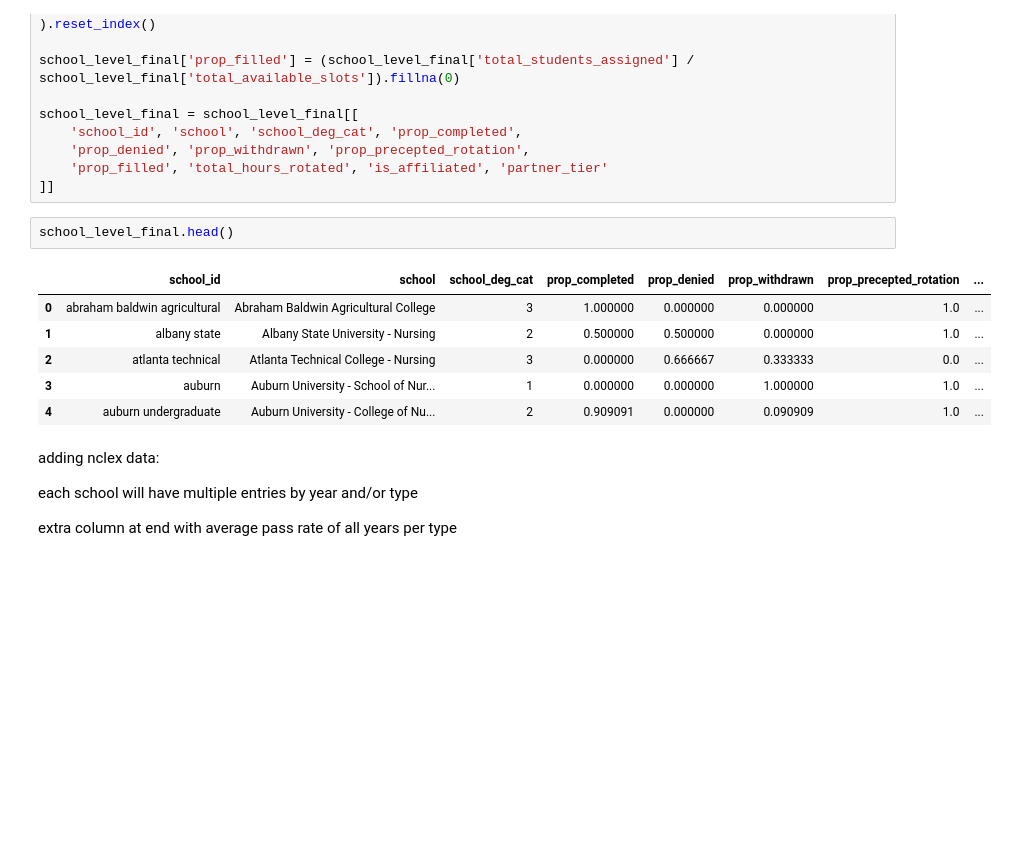
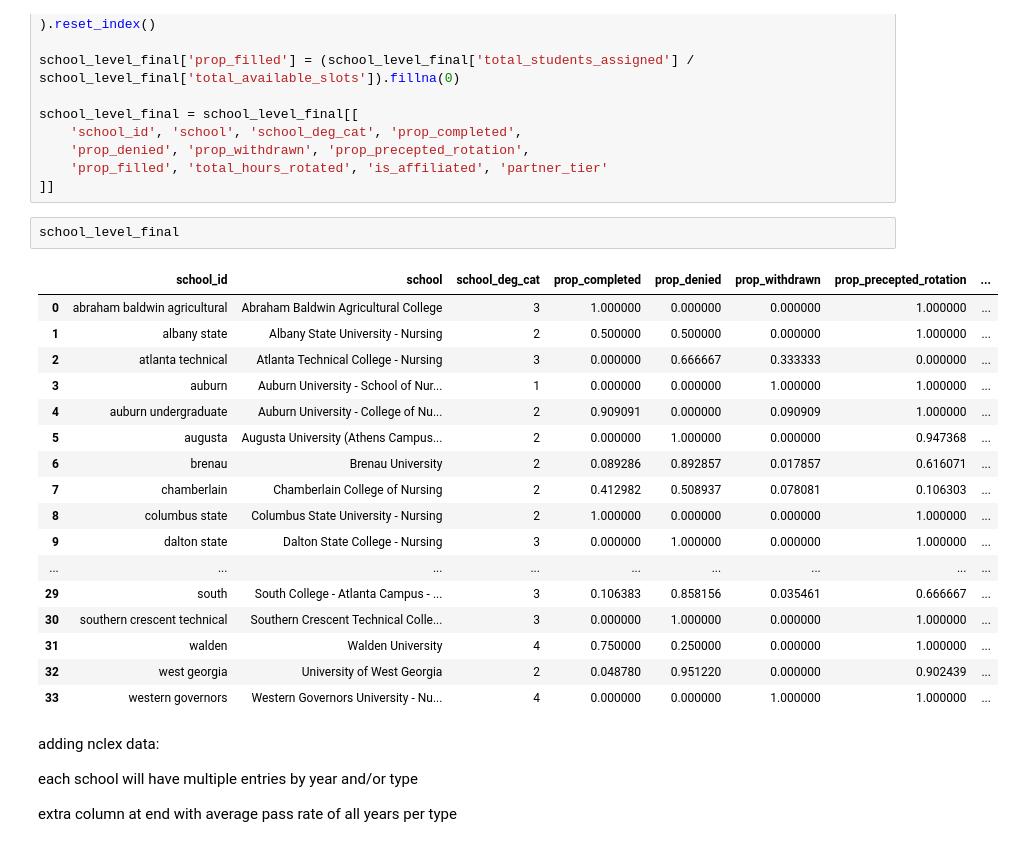
Before and after one commit to ksduong/ADL_Group14, a Jupyter notebook: ADL_Mar26.ipynb, the cells around one changed output. Saved outputs shown, nothing was run; the diff lists cells and outputs as text; blank space fills up the shorter version.

```diff
--- a/ADL_Mar26.ipynb
+++ b/ADL_Mar26.ipynb
@@ -898,14 +950,25 @@ school_level_final = school_level_final[[
     'prop_filled', 'total_hours_rotated', 'is_affiliated', 'partner_tier'
 ]]
 # %%
-school_level_final.head()
+school_level_final
 # %% [output]
 |  | school_id | school | school_deg_cat | prop_completed | prop_denied | prop_withdrawn | prop_precepted_rotation | ... |
-| 0 | abraham baldwin agricultural | Abraham Baldwin Agricultural College | 3 | 1.000000 | 0.000000 | 0.000000 | 1.0 | ... |
-| 1 | albany state | Albany State University - Nursing | 2 | 0.500000 | 0.500000 | 0.000000 | 1.0 | ... |
-| 2 | atlanta technical | Atlanta Technical College - Nursing | 3 | 0.000000 | 0.666667 | 0.333333 | 0.0 | ... |
-| 3 | auburn | Auburn University - School of Nur... | 1 | 0.000000 | 0.000000 | 1.000000 | 1.0 | ... |
-| 4 | auburn undergraduate | Auburn University - College of Nu... | 2 | 0.909091 | 0.000000 | 0.090909 | 1.0 | ... |
+| 0 | abraham baldwin agricultural | Abraham Baldwin Agricultural College | 3 | 1.000000 | 0.000000 | 0.000000 | 1.000000 | ... |
+| 1 | albany state | Albany State University - Nursing | 2 | 0.500000 | 0.500000 | 0.000000 | 1.000000 | ... |
+| 2 | atlanta technical | Atlanta Technical College - Nursing | 3 | 0.000000 | 0.666667 | 0.333333 | 0.000000 | ... |
+| 3 | auburn | Auburn University - School of Nur... | 1 | 0.000000 | 0.000000 | 1.000000 | 1.000000 | ... |
+| 4 | auburn undergraduate | Auburn University - College of Nu... | 2 | 0.909091 | 0.000000 | 0.090909 | 1.000000 | ... |
+| 5 | augusta | Augusta University (Athens Campus... | 2 | 0.000000 | 1.000000 | 0.000000 | 0.947368 | ... |
+| 6 | brenau | Brenau University | 2 | 0.089286 | 0.892857 | 0.017857 | 0.616071 | ... |
+| 7 | chamberlain | Chamberlain College of Nursing | 2 | 0.412982 | 0.508937 | 0.078081 | 0.106303 | ... |
+| 8 | columbus state | Columbus State University - Nursing | 2 | 1.000000 | 0.000000 | 0.000000 | 1.000000 | ... |
+| 9 | dalton state | Dalton State College - Nursing | 3 | 0.000000 | 1.000000 | 0.000000 | 1.000000 | ... |
+| ... | ... | ... | ... | ... | ... | ... | ... | ... |
+| 29 | south | South College - Atlanta Campus - ... | 3 | 0.106383 | 0.858156 | 0.035461 | 0.666667 | ... |
+| 30 | southern crescent technical | Southern Crescent Technical Colle... | 3 | 0.000000 | 1.000000 | 0.000000 | 1.000000 | ... |
+| 31 | walden | Walden University | 4 | 0.750000 | 0.250000 | 0.000000 | 1.000000 | ... |
+| 32 | west georgia | University of West Georgia | 2 | 0.048780 | 0.951220 | 0.000000 | 0.902439 | ... |
+| 33 | western governors | Western Governors University - Nu... | 4 | 0.000000 | 0.000000 | 1.000000 | 1.000000 | ... |
 # %% [markdown]
 adding nclex data:
 
```
Also changed, not shown: parts of 15 cells of this notebook, 6 other files.
